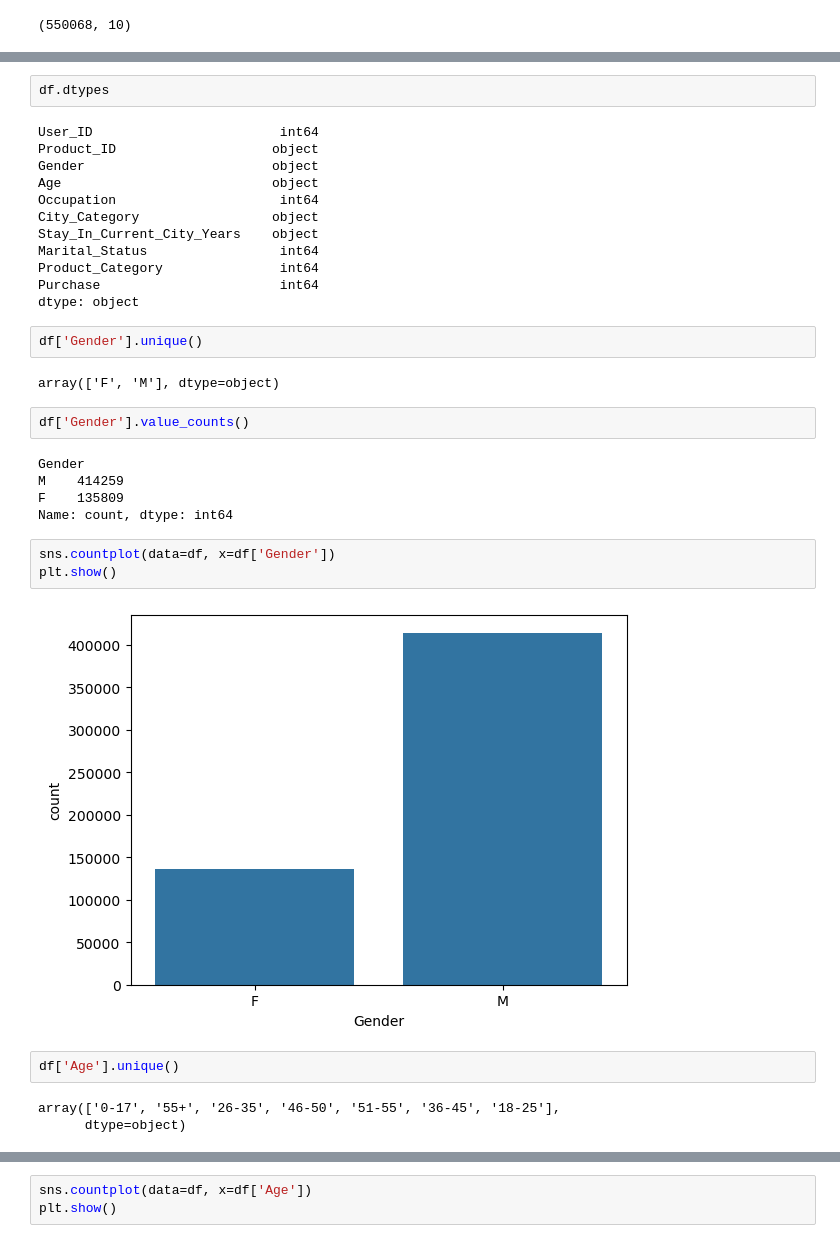
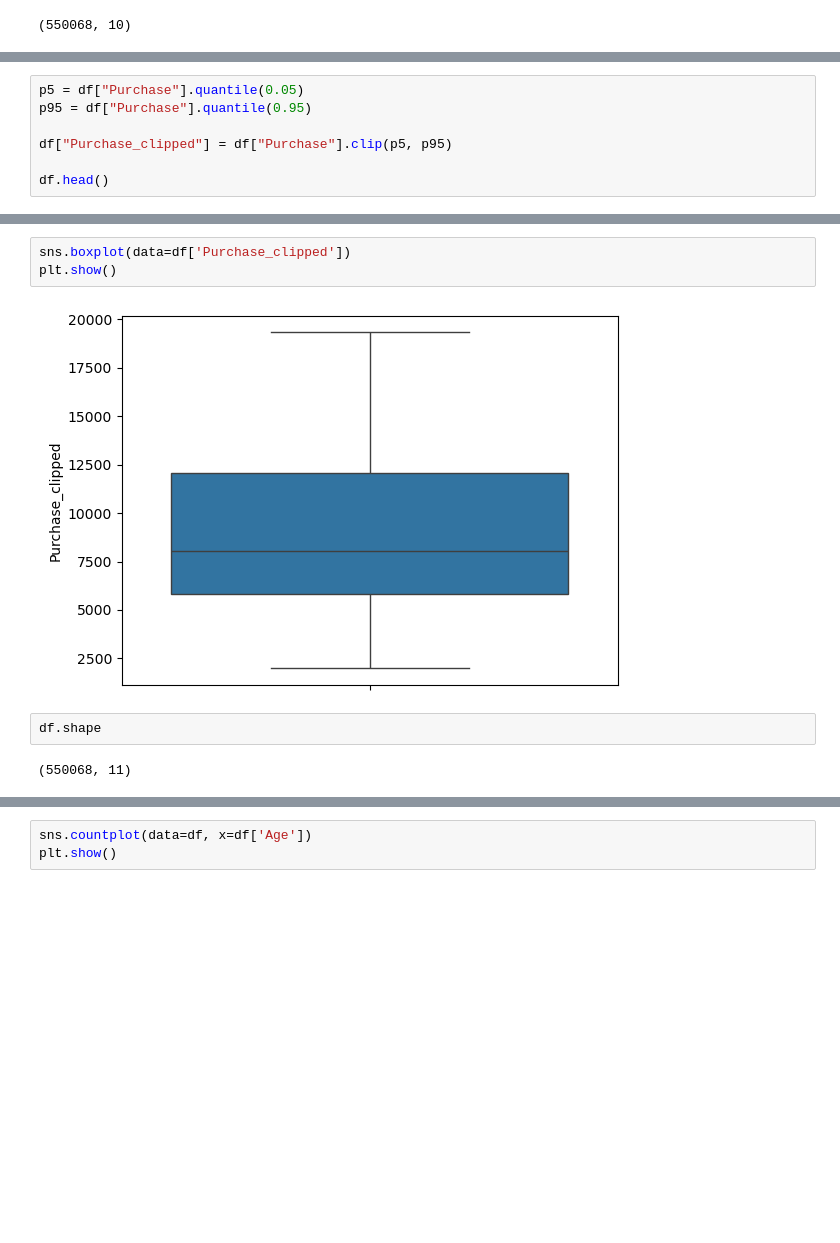
Before and after one commit to nigowda/04.Walmart-Confidence-Interval-and-CLT, a Jupyter notebook: WalmartCaseStudy.ipynb, the cells around one changed output, grey strips where cells are left out. Saved outputs shown, nothing was run; the diff lists cells and outputs as text; blank space fills up the shorter version.

```diff
--- a/WalmartCaseStudy.ipynb
+++ b/WalmartCaseStudy.ipynb
@@ -43,0 +205,7 @@ Data has 550068 rows and 10 columns
+# %%
+p5 = df["Purchase"].quantile(0.05)
+p95 = df["Purchase"].quantile(0.95)
+
+df["Purchase_clipped"] = df["Purchase"].clip(p5, p95)
+
+df.head()
@@ -44,35 +219,9 @@ Data has 550068 rows and 10 columns
+# %%
+sns.boxplot(data=df['Purchase_clipped'])
+plt.show()
+# %% [output]
+[figure, added]
 # %%
-df.dtypes
+df.shape
 # %% [output]
-User_ID                        int64
-Product_ID                    object
-Gender                        object
-Age                           object
-Occupation                     int64
-City_Category                 object
-Stay_In_Current_City_Years    object
-Marital_Status                 int64
-Product_Category               int64
-Purchase                       int64
-dtype: object
+(550068, 11)
-# %%
-df['Gender'].unique()
-# %% [output]
-array(['F', 'M'], dtype=object)
-# %%
-df['Gender'].value_counts()
-# %% [output]
-Gender
-M    414259
-F    135809
-Name: count, dtype: int64
-# %%
-sns.countplot(data=df, x=df['Gender'])
-plt.show()
-# %% [output]
-[figure, removed]
-# %%
-df['Age'].unique()
-# %% [output]
-array(['0-17', '55+', '26-35', '46-50', '51-55', '36-45', '18-25'],
-      dtype=object)
```
Also changed, not shown: parts of 84 cells of this notebook.
